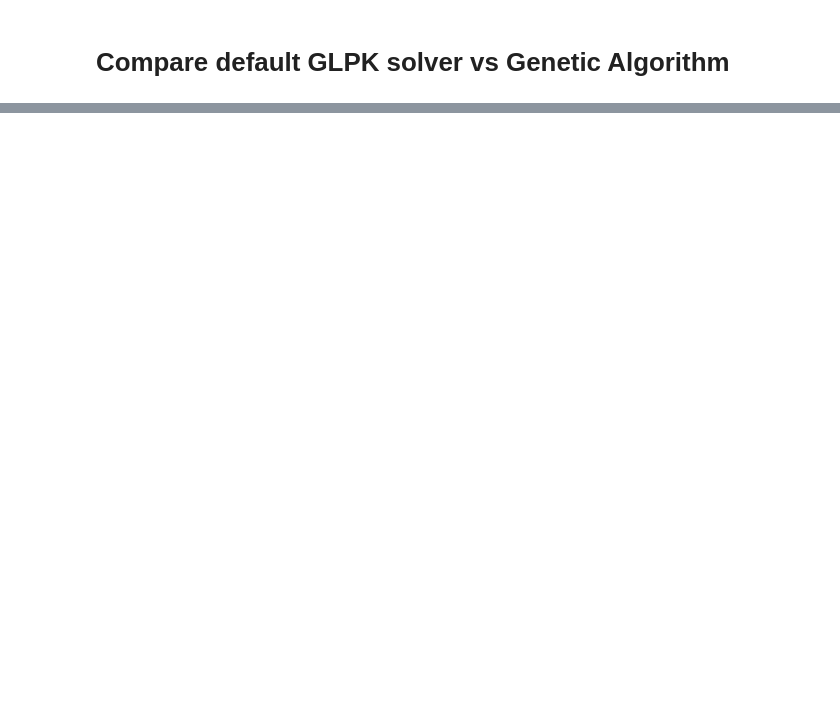
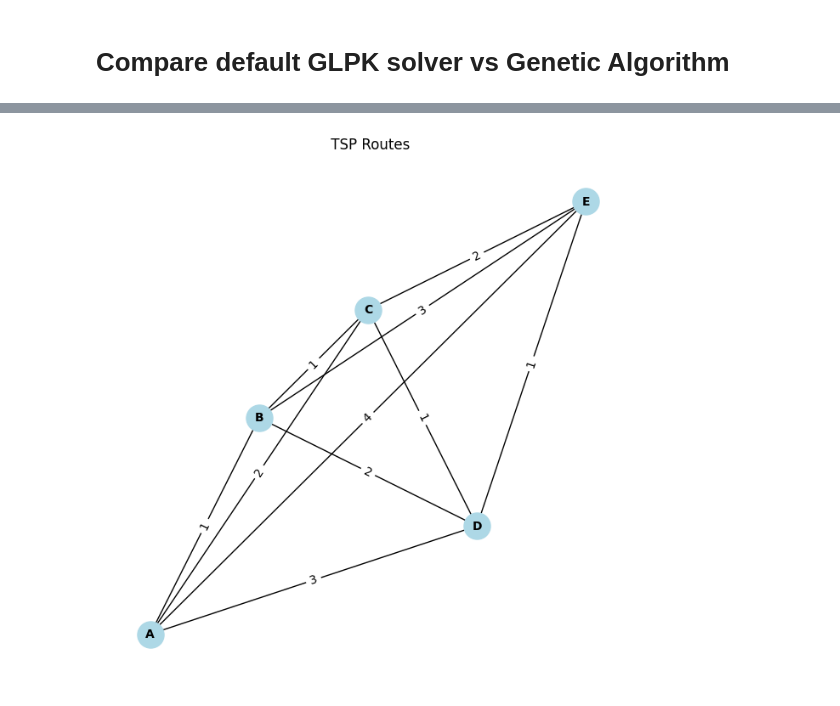
Before and after one commit to tanmoyie/Operations-Research-projects, a Jupyter notebook: travelling-salesman-problem/2.0-travelling-salesman-problem.ipynb, the cells around one changed output, grey strips where cells are left out. Saved outputs shown, nothing was run; the diff lists cells and outputs as text; code cells hidden in the pictures; blank space fills up the shorter version.

```diff
--- a/travelling-salesman-problem/2.0-travelling-salesman-problem.ipynb
+++ b/travelling-salesman-problem/2.0-travelling-salesman-problem.ipynb
@@ -132,0 +276,63 @@ Initial population:  [[9, 6, 1, 2, 4, 0, 3, 7, 8, 5], [5, 3, 7, 8, 6, 1, 9, 2, 0
+# %%
+import networkx as nx
+import matplotlib.pyplot as plt
+import matplotlib.animation as animation
+
+# Define the graph
+G = nx.Graph()
+
+# Add nodes (cities)
+cities = ['A', 'B', 'C', 'D', 'E']
+positions = {'A': (0, 0), 'B': (1, 2), 'C': (2, 3), 'D': (3, 1), 'E': (4, 4)}
+G.add_nodes_from(cities)
+
+# Add edges with distances (for TSP, the graph is typically complete)
+edges = [
+    ('A', 'B', 1), ('A', 'C', 2), ('A', 'D', 3), ('A', 'E', 4),
+    ('B', 'C', 1), ('B', 'D', 2), ('B', 'E', 3),
+    ('C', 'D', 1), ('C', 'E', 2),
+    ('D', 'E', 1)
+]
+for edge in edges:
+    G.add_edge(edge[0], edge[1], weight=edge[2])
+
+# Define multiple routes (solutions to TSP)
+routes = [
+    ['A', 'B', 'C', 'D', 'E', 'A'],
+    ['A', 'C', 'B', 'D', 'E', 'A'],
+    ['A', 'D', 'B', 'C', 'E', 'A']
+]
+
+# Plot the graph
+fig, ax = plt.subplots(figsize=(8, 8))
+nx.draw(G, pos=positions, with_labels=True, node_color='lightblue', node_size=500, font_size=10, font_weight='bold')
+nx.draw_networkx_edge_labels(G, pos=positions, edge_labels={(u, v): d['weight'] for u, v, d in G.edges(data=True)})
+
+# Initialize the routes to be animated
+colors = ['r', 'g', 'b']
+lines = []
+
+for color in colors:
+    line, = ax.plot([], [], color=color, linewidth=2, alpha=0.7)
+    lines.append(line)
+
+# Update function for animation
+def update(num):
+    for i, route in enumerate(routes):
+        edges_in_route = [(route[j], route[j + 1]) for j in range(num)]
+        x_coords = []
+        y_coords = []
+        for edge in edges_in_route:
+            x_coords.extend([positions[edge[0]][0], positions[edge[1]][0], None])
+            y_coords.extend([positions[edge[0]][1], positions[edge[1]][1], None])
+        lines[i].set_data(x_coords, y_coords)
+    return lines
+
+# Create the animation
+ani = animation.FuncAnimation(fig, update, frames=len(cities), interval=1000, blit=True, repeat=True)
+
+plt.title(' TSP Routes')
+plt.savefig('tsp.tif')
+plt.show()
+# %% [output]
+[figure, added]
```
Also changed, not shown: parts of 5 cells of this notebook, 12 other files.
